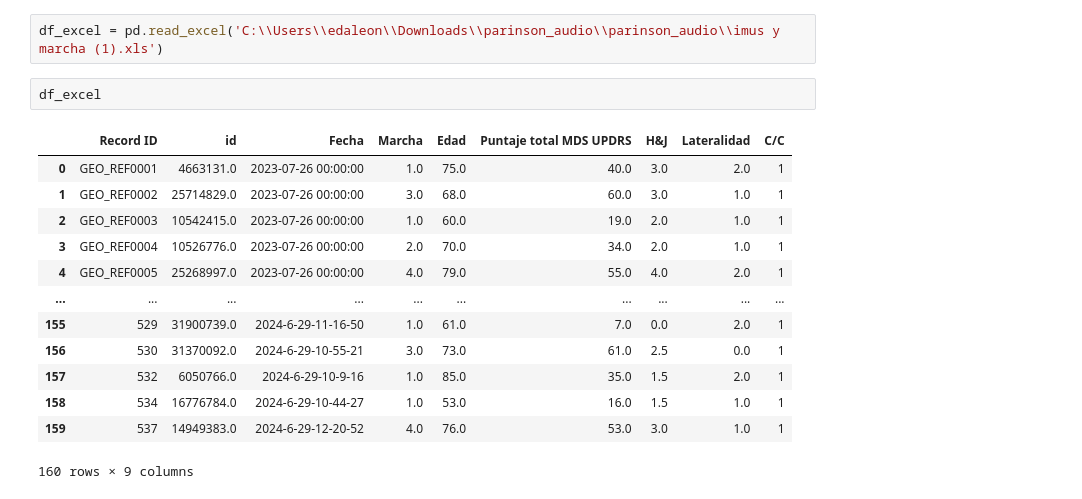
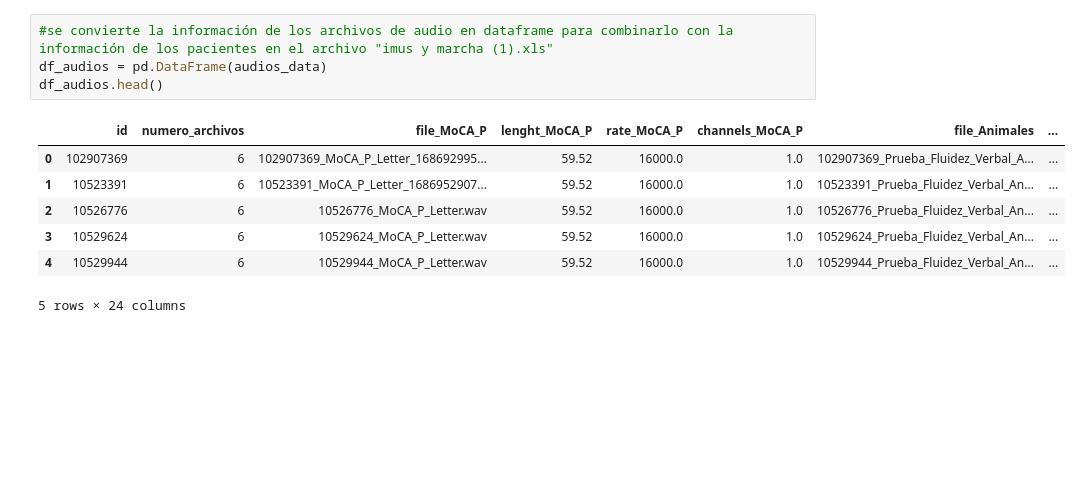
Before and after one commit to edaleonCD/parkinsonCD, a Jupyter notebook: notebooks/datos_audio_init.ipynb, the cells around one changed output. Saved outputs shown, nothing was run; the diff lists cells and outputs as text; blank space fills up the shorter version.

```diff
--- a/notebooks/datos_audio_init.ipynb
+++ b/notebooks/datos_audio_init.ipynb
@@ -79,18 +118,12 @@ df_audios
-# %%
-df_excel = pd.read_excel('C:\\Users\\edaleon\\Downloads\\parinson_audio\\parinson_audio\\imus y marcha (1).xls')
-# %%
-df_excel
-# %% [output]
-|  | Record ID | id | Fecha | Marcha | Edad | Puntaje total MDS UPDRS | H&J | Lateralidad | C/C |
-| 0 | GEO_REF0001 | 4663131.0 | 2023-07-26 00:00:00 | 1.0 | 75.0 | 40.0 | 3.0 | 2.0 | 1 |
-| 1 | GEO_REF0002 | 25714829.0 | 2023-07-26 00:00:00 | 3.0 | 68.0 | 60.0 | 3.0 | 1.0 | 1 |
-| 2 | GEO_REF0003 | 10542415.0 | 2023-07-26 00:00:00 | 1.0 | 60.0 | 19.0 | 2.0 | 1.0 | 1 |
-| 3 | GEO_REF0004 | 10526776.0 | 2023-07-26 00:00:00 | 2.0 | 70.0 | 34.0 | 2.0 | 1.0 | 1 |
-| 4 | GEO_REF0005 | 25268997.0 | 2023-07-26 00:00:00 | 4.0 | 79.0 | 55.0 | 4.0 | 2.0 | 1 |
-| ... | ... | ... | ... | ... | ... | ... | ... | ... | ... |
-| 155 | 529 | 31900739.0 | 2024-6-29-11-16-50 | 1.0 | 61.0 | 7.0 | 0.0 | 2.0 | 1 |
-| 156 | 530 | 31370092.0 | 2024-6-29-10-55-21 | 3.0 | 73.0 | 61.0 | 2.5 | 0.0 | 1 |
-| 157 | 532 | 6050766.0 | 2024-6-29-10-9-16 | 1.0 | 85.0 | 35.0 | 1.5 | 2.0 | 1 |
-| 158 | 534 | 16776784.0 | 2024-6-29-10-44-27 | 1.0 | 53.0 | 16.0 | 1.5 | 1.0 | 1 |
-| 159 | 537 | 14949383.0 | 2024-6-29-12-20-52 | 4.0 | 76.0 | 53.0 | 3.0 | 1.0 | 1 |
-160 rows × 9 columns
+# %%
+#se convierte la información de los archivos de audio en dataframe para combinarlo con la información de los pacientes en el archivo "imus y marcha (1).xls"
+df_audios = pd.DataFrame(audios_data)
+df_audios.head()
+# %% [output]
+|  | id | numero_archivos | file_MoCA_P | lenght_MoCA_P | rate_MoCA_P | channels_MoCA_P | file_Animales | ... |
+| 0 | 102907369 | 6 | 102907369_MoCA_P_Letter_168692995... | 59.52 | 16000.0 | 1.0 | 102907369_Prueba_Fluidez_Verbal_A... | ... |
+| 1 | 10523391 | 6 | 10523391_MoCA_P_Letter_1686952907... | 59.52 | 16000.0 | 1.0 | 10523391_Prueba_Fluidez_Verbal_An... | ... |
+| 2 | 10526776 | 6 | 10526776_MoCA_P_Letter.wav | 59.52 | 16000.0 | 1.0 | 10526776_Prueba_Fluidez_Verbal_An... | ... |
+| 3 | 10529624 | 6 | 10529624_MoCA_P_Letter.wav | 59.52 | 16000.0 | 1.0 | 10529624_Prueba_Fluidez_Verbal_An... | ... |
+| 4 | 10529944 | 6 | 10529944_MoCA_P_Letter.wav | 59.52 | 16000.0 | 1.0 | 10529944_Prueba_Fluidez_Verbal_An... | ... |
+5 rows × 24 columns
```
Also changed, not shown: parts of 14 cells of this notebook, 1 other file.
